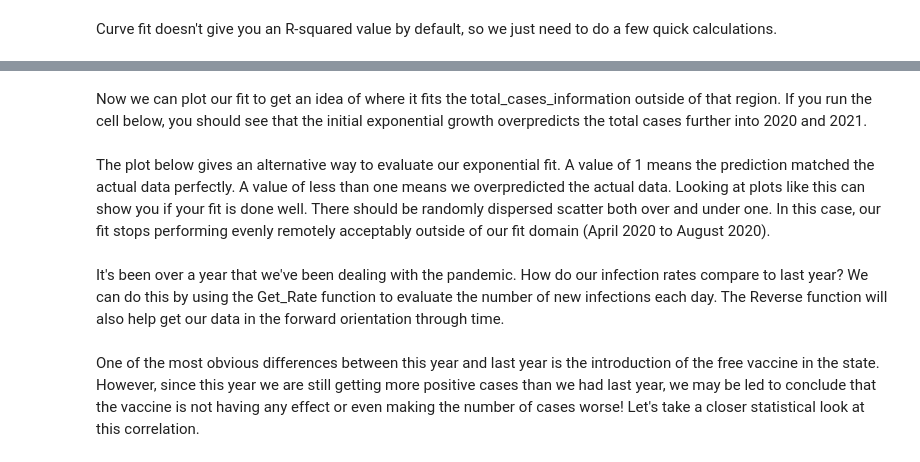
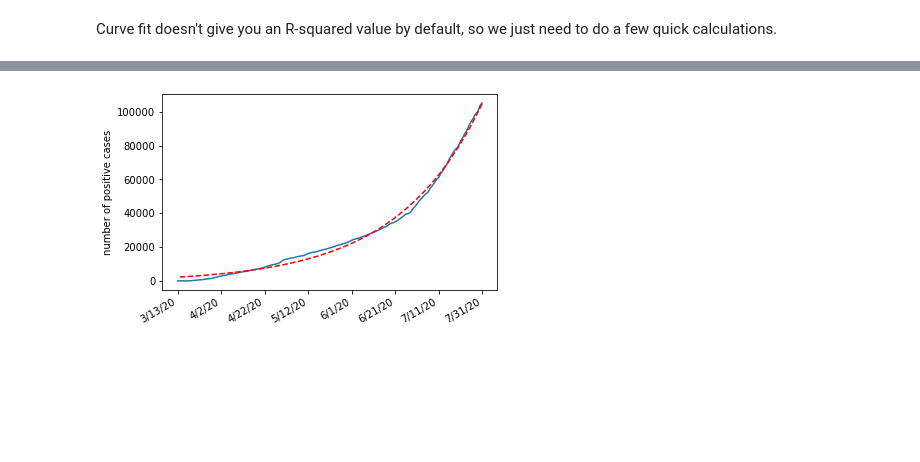
Before and after one commit to PTC-CMC/cybercamp, a Jupyter notebook: Pandas_Introduction.ipynb, the cells around one changed output, grey strips where cells are left out. Cells and saved outputs as stored; diff of their text form; code cells hidden in the pictures; blank space fills up the shorter version.

Commit message:
updated Pandas introduction

```diff
--- a/Pandas_Introduction.ipynb
+++ b/Pandas_Introduction.ipynb
@@ -130,26 +277,16 @@ print(r_squared)
-# %% [markdown]
-Now we can plot our fit to get an idea of where it fits the total_cases_information outside of that region. If you run the cell below, you should see that the initial exponential growth overpredicts the total cases further into 2020 and 2021.
 # %%
 fig, ax = plt.subplots()
 
-#to be able to read the labels, we'll use a built-in function to tilt them
+#to be able to read the labels, we'll use a built in function to tilt them
 fig.autofmt_xdate()
 # and then define the number of tick markers to show
 ax.xaxis.set_major_locator(plt.MaxNLocator(10))
 
-#plot all of the data
-ax.plot(formatted_date, tenn_data['TOTAL_CASES'], marker='o', ls='')
-ax.invert_xaxis()
+ax.plot(formatted_date[300:-1], tenn_data['TOTAL_CASES'][300:-1])
+ax.plot(formatted_date[300:-1],  exp_func(xdata[300:-1], *popt), 'r--')
 
-#plot of the fit of the middle region
-#to plot the fit, we'll just pass the function we have our x_data points and the fitted a,b,c values
-# that are saved in the popt area
-ax.plot(formatted_date,  exp_func(xdata, *popt), 'r--')
 
 plt.ylabel('number of positive cases')
-plt.xlabel('date')
-
-#change to a log scale
-plt.yscale("log")
+ax.invert_xaxis()
+# %% [output]
+[figure, added]
-# %% [markdown]
-The plot below gives an alternative way to evaluate our exponential fit. A value of 1 means the prediction matched the actual data perfectly. A value of less than one means we overpredicted the actual data. Looking at plots like this can show you if your fit is done well. There should be randomly dispersed scatter both over and under one. In this case, our fit stops performing evenly remotely acceptably outside of our fit domain (April 2020 to August 2020).
@@ -168,2 +292,0 @@ plt.xlabel('date')
-# %% [markdown]
-It's been over a year that we've been dealing with the pandemic. How do our infection rates compare to last year? We can do this by using the Get_Rate function to evaluate the number of new infections each day. The Reverse function will also help get our data in the forward orientation through time.
@@ -200,2 +292,0 @@ plt.legend()
-# %% [markdown]
-One of the most obvious differences between this year and last year is the introduction of the free vaccine in the state. However, since this year we are still getting more positive cases than we had last year, we may be led to conclude that the vaccine is not having any effect or even making the number of cases worse! Let's take a closer statistical look at this correlation.
```
Also changed, not shown: parts of 71 cells of this notebook.
